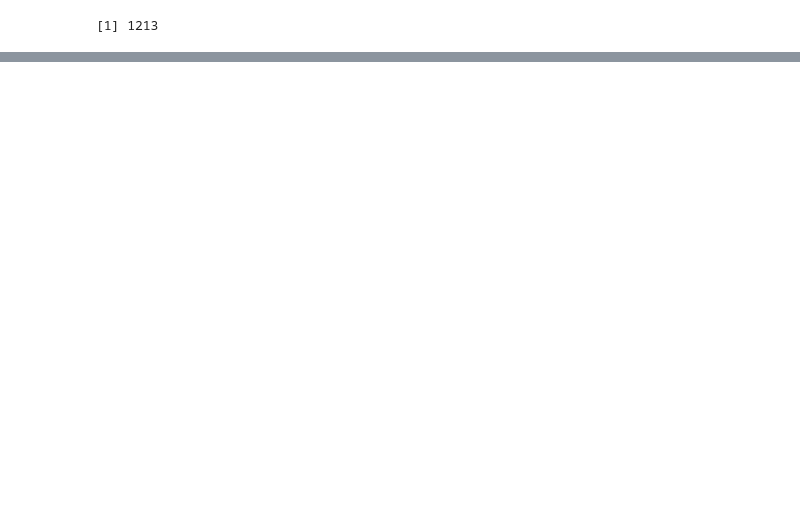
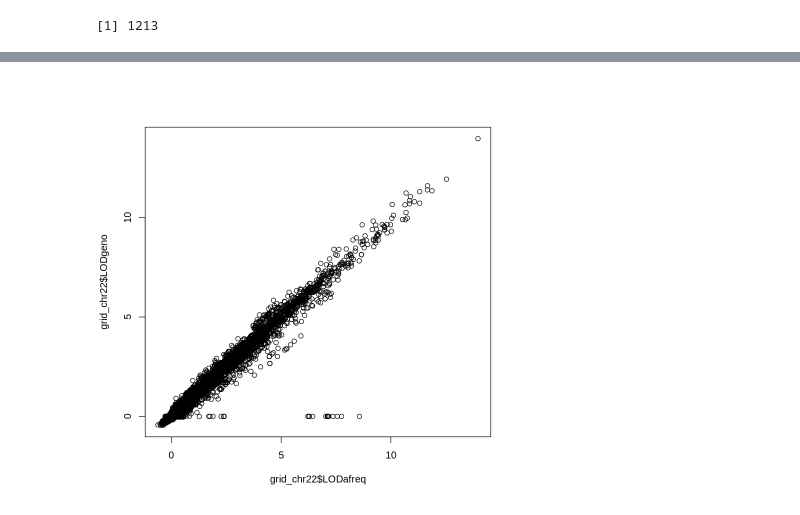
Before and after one commit to gaow/SEQLinkage, a Jupyter notebook: nbs/Result_summary_R.ipynb, the cells around one changed output, grey strips where cells are left out. Drawn from its saved outputs; the diff is of its cells as text; code cells hidden in the pictures; blank space fills up the shorter version.

```diff
--- a/nbs/Result_summary_R.ipynb
+++ b/nbs/Result_summary_R.ipynb
@@ -208,0 +211,2 @@ A data.frame: 67100 × 10
+# %%
+unimp_res2=read.csv('../data/wg20220419//common_variants_chr22_unimputed_lods_afreq.csv',header = TRUE,row.names = 1)
@@ -208,0 +240,6 @@ A data.frame: 67100 × 10
+# %%
+unimp_res2=unimp_res2[row.names(grid_chr22),]
+# %%
+grid_chr22$LODgeno=apply(unimp_res2,1,max)
+# %%
+grid_chr22$LODgeno[is.na(grid_chr22$LODgeno)]=0
@@ -208,0 +254,4 @@ A data.frame: 67100 × 10
+# %%
+plot(grid_chr22$LODafreq,grid_chr22$LODgeno)
+# %% [output]
+[figure, added]
```
Also changed, not shown: parts of 10 cells of this notebook, 13 other files.
